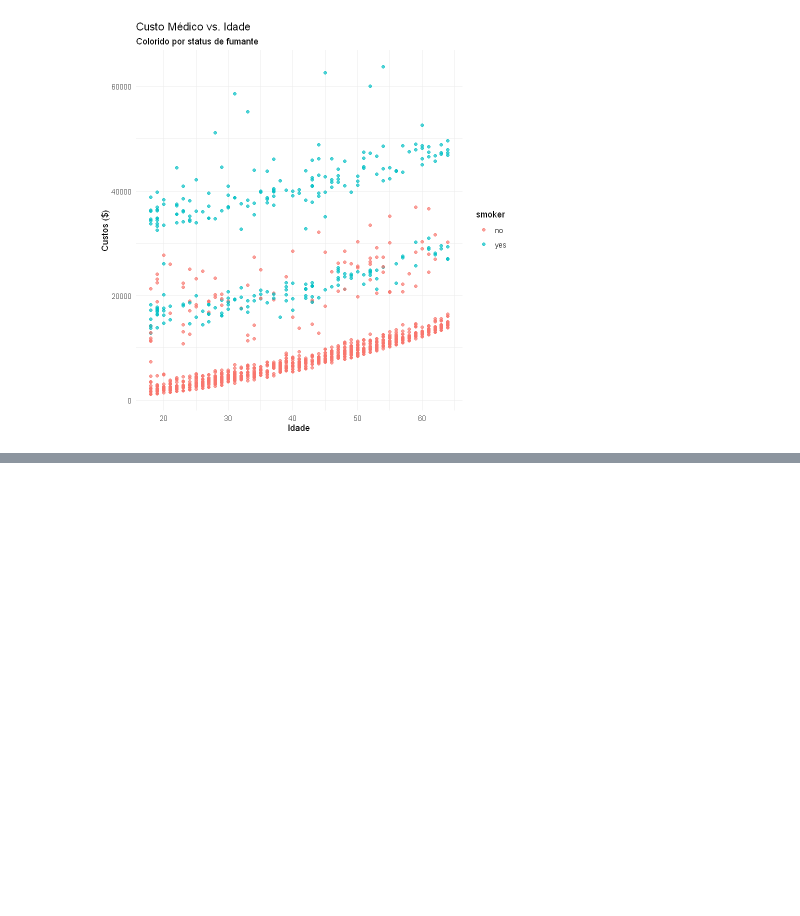
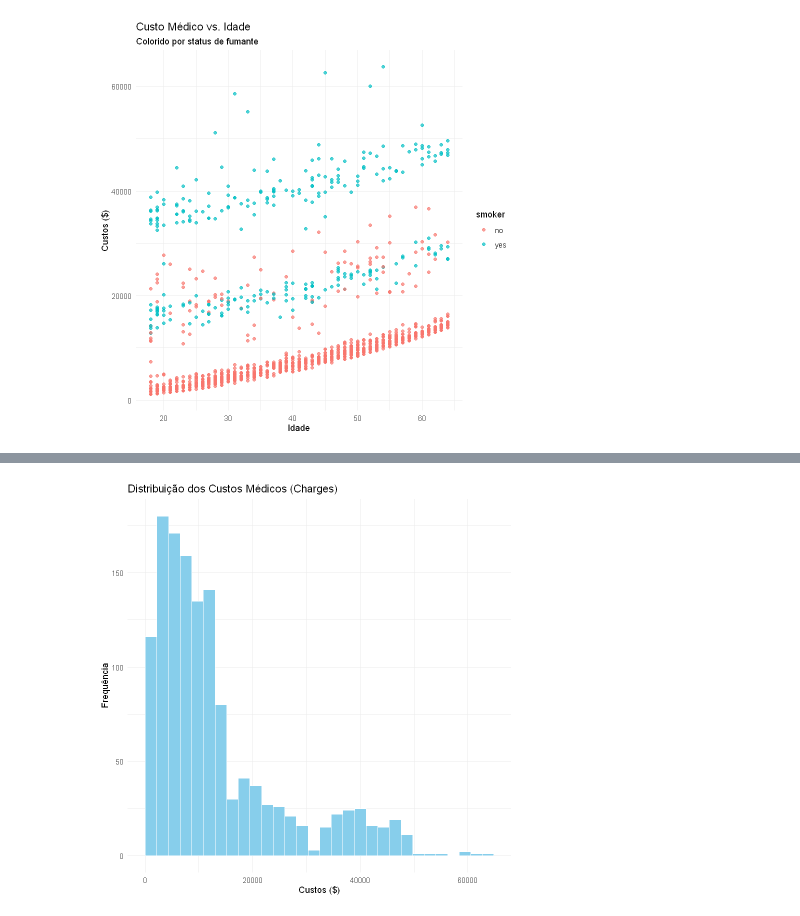
Before and after one commit to jfandre00/Trabalho_Final_Regressao, a Jupyter notebook: scripts/analise_custos_medicos.ipynb, the cells around one changed output, grey strips where cells are left out. Drawn from its saved outputs; the diff is of its cells as text; code cells hidden in the pictures; blank space fills up the shorter version.

```diff
--- a/scripts/analise_custos_medicos.ipynb
+++ b/scripts/analise_custos_medicos.ipynb
@@ -185,0 +219,13 @@ par(mfrow = c(1, 1))
+# %%
+dados <- dados %>%
+     rename(
+       idade = age,
+       sexo = sex,
+       imc = bmi,
+       filhos = children,
+       fumante = smoker,
+       regiao = region,
+       custos = charges
+     )
+   head(dados)
+# Renomeia colunas para melhor organização e identificação de seus dados.
@@ -185,0 +262,15 @@ par(mfrow = c(1, 1))
+# %%
+ggplot(dados, aes(x = custos)) +
+  geom_histogram(fill = "skyblue", color = "white", bins = 30) +
+  labs(
+    title = "Distribuição dos Custos Médicos (Charges)",
+    x = "Custos ($)",
+    y = "Frequência"
+  ) +
+  theme_minimal()
+# O gráfico exibe a distribuição horizontal dos custos médicos e o quão pertinentes eles são.
+# É possível identificar uma assimetria a direita, indicando maior frequência de custos à esquerda.
+# Ou seja, os gastos mais frequentes são os que estão à esquerda, os menores horizontalmente.
+# Isso aponta para o fato de que as pessoas possuem mais custos médicos baixos do que altos.
+# %% [output]
+[figure, added]
```
Also changed, not shown: parts of 19 cells of this notebook.
